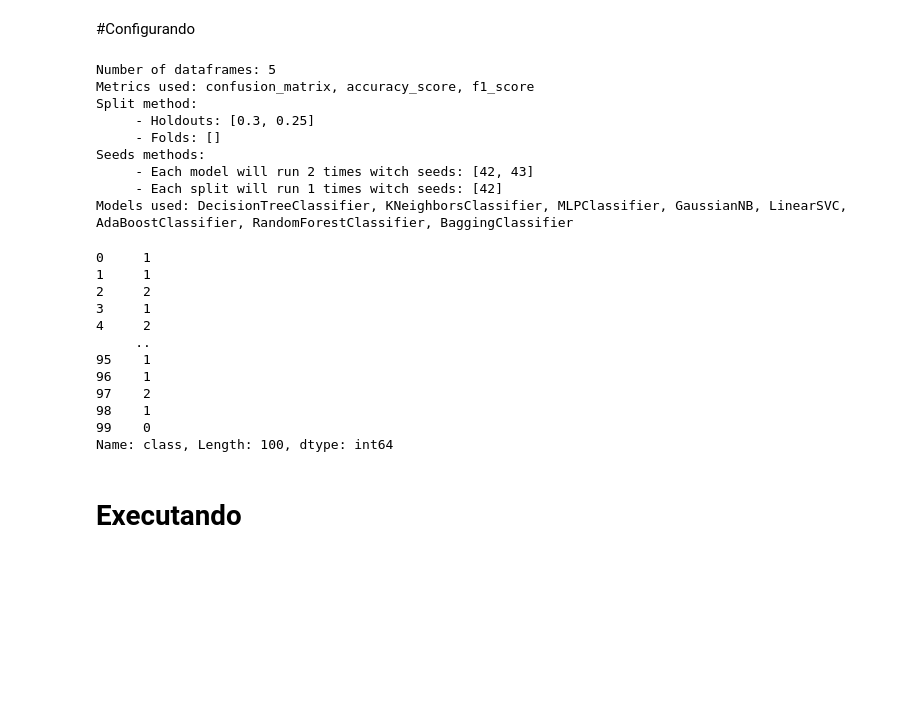
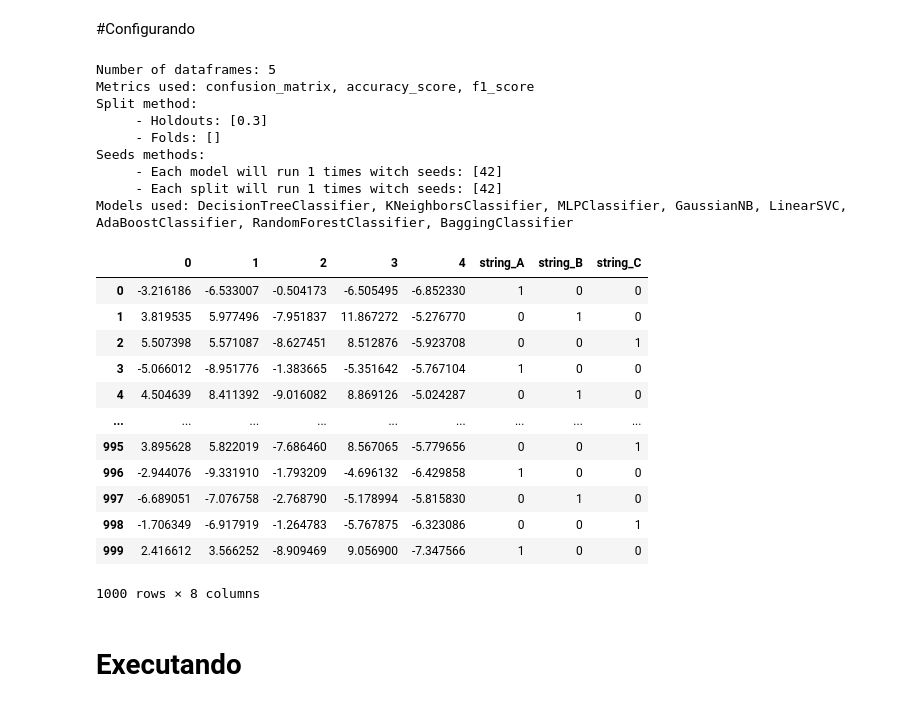
Before and after one commit to victorvieirat/sklearn-experimenter, a Jupyter notebook: example.ipynb, the cells around one changed output. Cells and saved outputs as stored; diff of their text form; code cells hidden in the pictures; blank space fills up the shorter version.

Commit message:
automatic string to dummies in feature

```diff
--- a/example.ipynb
+++ b/example.ipynb
@@ -33,8 +34,9 @@ runner = ModelRunner()
 runner.data.add_datasets('bases/')
 
 #Splits
-runner.splits.add_holdout([.3,.25])
+#runner.splits.add_holdout([.3,.25])
 #runner.splits.add_fold([5,6])
+runner.splits.add_holdout([.3])
 
 #Modelos
 runner.models.add_models(['DecisionTreeClassifier',
@@ -54,7 +56,8 @@ runner.metrics.add_score(['matrix',
                           )
 
 #Seeds
-runner.random.add_model_seed([42,43])
+runner.random.add_model_seed([42])
+#runner.random.add_model_seed([42,43])
 #runner.random.add_split_seed([10,12])
 
 runner.summarize()
@@ -62,28 +65,29 @@ runner.summarize()
 Number of dataframes: 5
 Metrics used: confusion_matrix, accuracy_score, f1_score
 Split method:
-     - Holdouts: [0.3, 0.25]
+     - Holdouts: [0.3]
      - Folds: []
 Seeds methods:
-     - Each model will run 2 times witch seeds: [42, 43]
+     - Each model will run 1 times witch seeds: [42]
      - Each split will run 1 times witch seeds: [42]
 Models used: DecisionTreeClassifier, KNeighborsClassifier, MLPClassifier, GaussianNB, LinearSVC, AdaBoostClassifier, RandomForestClassifier, BaggingClassifier
 # %%
 #Acessando um dataset
-runner.data.datasets[0].get_target()
+runner.data.datasets[0].get_feature()
 # %% [output]
+|  | 0 | 1 | 2 | 3 | 4 | string_A | string_B | string_C |
+| 0 | -3.216186 | -6.533007 | -0.504173 | -6.505495 | -6.852330 | 1 | 0 | 0 |
+| 1 | 3.819535 | 5.977496 | -7.951837 | 11.867272 | -5.276770 | 0 | 1 | 0 |
+| 2 | 5.507398 | 5.571087 | -8.627451 | 8.512876 | -5.923708 | 0 | 0 | 1 |
+| 3 | -5.066012 | -8.951776 | -1.383665 | -5.351642 | -5.767104 | 1 | 0 | 0 |
+| 4 | 4.504639 | 8.411392 | -9.016082 | 8.869126 | -5.024287 | 0 | 1 | 0 |
+| ... | ... | ... | ... | ... | ... | ... | ... | ... |
+| 995 | 3.895628 | 5.822019 | -7.686460 | 8.567065 | -5.779656 | 0 | 0 | 1 |
+| 996 | -2.944076 | -9.331910 | -1.793209 | -4.696132 | -6.429858 | 1 | 0 | 0 |
+| 997 | -6.689051 | -7.076758 | -2.768790 | -5.178994 | -5.815830 | 0 | 1 | 0 |
+| 998 | -1.706349 | -6.917919 | -1.264783 | -5.767875 | -6.323086 | 0 | 0 | 1 |
+| 999 | 2.416612 | 3.566252 | -8.909469 | 9.056900 | -7.347566 | 1 | 0 | 0 |
-0     1
-1     1
-2     2
-3     1
-4     2
-     ..
-95    1
-96    1
-97    2
-98    1
-99    0
-Name: class, Length: 100, dtype: int64
+1000 rows × 8 columns
 # %% [markdown]
 # Executando
 # %% [markdown]
```
Also changed, not shown: parts of 3 cells of this notebook, 1 other file.
